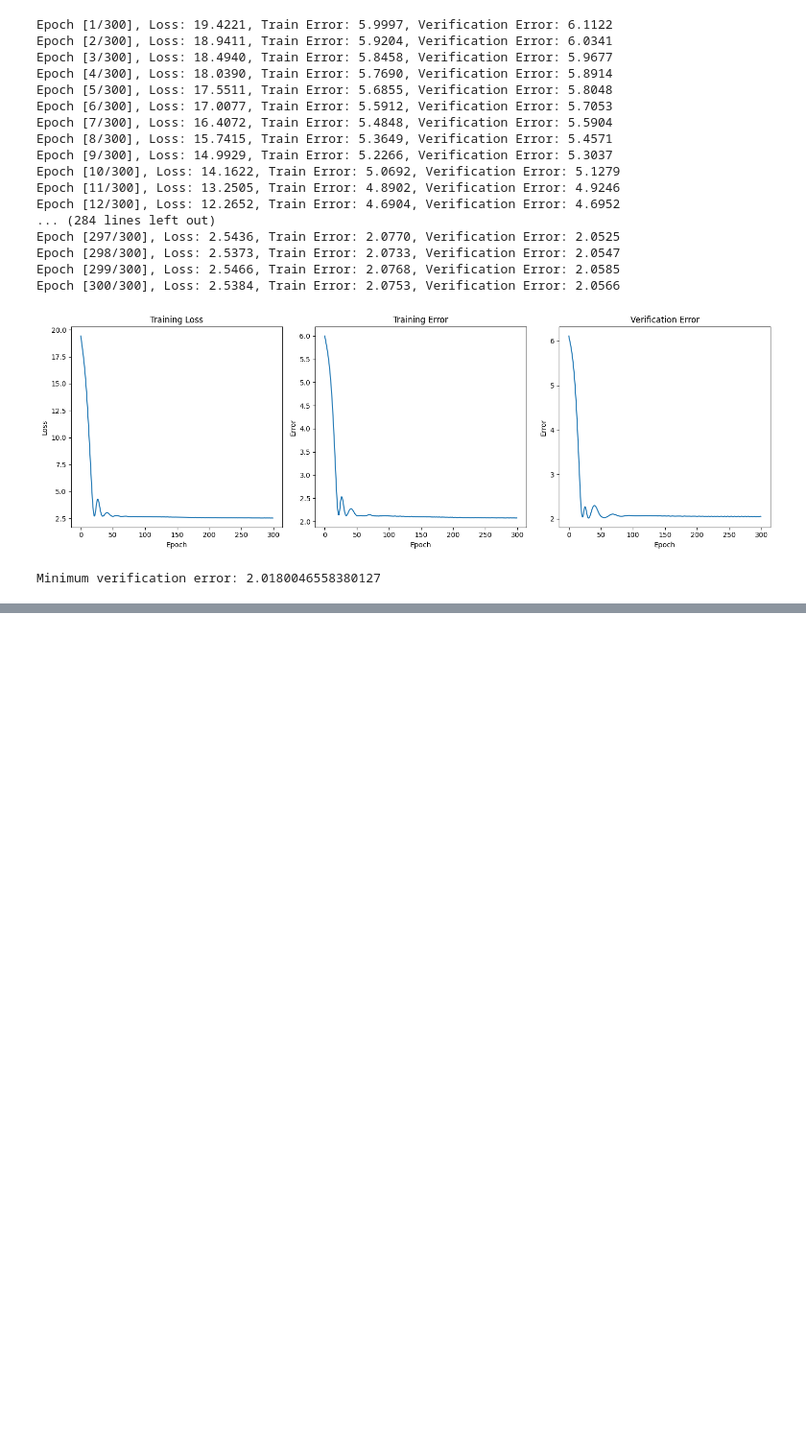
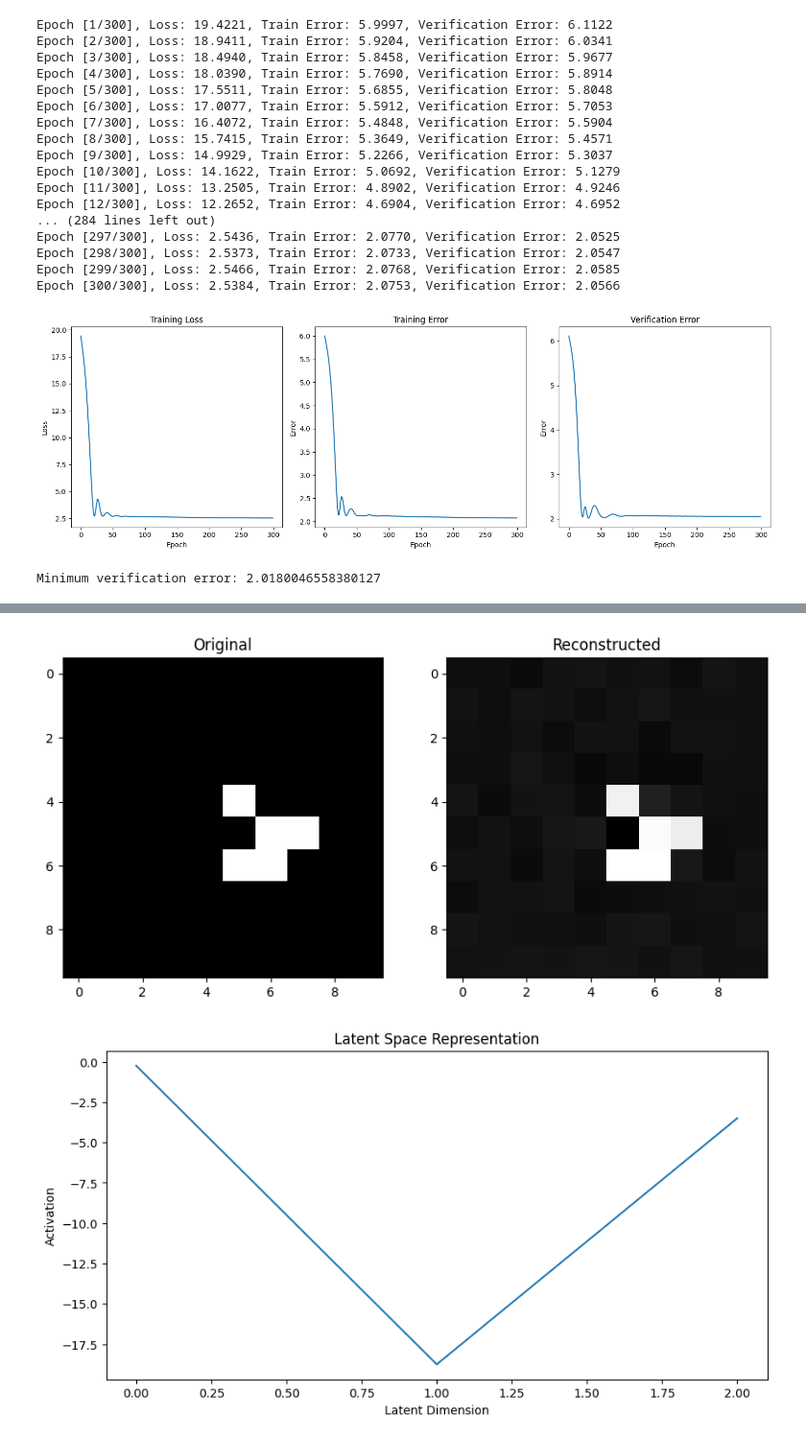
Before and after one commit to David-McSharry/info-theory-experiments, a Jupyter notebook: info_theory_experiments/GOL/game_of_life_data_analysis.ipynb, the cells around one changed output, grey strips where cells are left out. Shown at 96% size. Cells and saved outputs as stored; diff of their text form; code cells hidden in the pictures; blank space fills up the shorter version.

```diff
--- a/info_theory_experiments/GOL/game_of_life_data_analysis.ipynb
+++ b/info_theory_experiments/GOL/game_of_life_data_analysis.ipynb
@@ -561,0 +598,18 @@ tensor(3.4463, device='cuda:0')
+# %%
+from info_theory_experiments.custom_datasets import GameOfLifeDatasetNoLoop
+from info_theory_experiments.utils import animate_game_of_life_no_loop
+
+x = GameOfLifeDatasetNoLoop(
+    prepare=True,
+    normalize=True,
+    num_simulations=50,
+    time_steps=100,
+    grid_size=10,
+)
+
+# grids = x.data
+
+# ani = animate_game_of_life_no_loop(grids)
+
+# from IPython.display import HTML
+# HTML(ani.to_jshtml())
@@ -561,0 +1077,32 @@ tensor(3.4463, device='cuda:0')
+# %%
+# Evaluate the model after training
+model.eval()
+with torch.no_grad():
+    # Get a batch of test images
+    test_loader = torch.utils.data.DataLoader(train_dataset[8:500], batch_size=1, shuffle=True)
+    test_iter = iter(test_loader)
+    images= next(test_iter)
+    images = images.to(device).unsqueeze(1)
+
+    # Reconstruct images
+    reconstructed = model(images)
+
+    # Visualize original and reconstructed images
+    fig, (ax1, ax2) = plt.subplots(1, 2, figsize=(10, 5))
+    ax1.imshow(images.cpu().squeeze().numpy(), cmap='gray')
+    ax1.set_title("Original")
+    ax2.imshow(reconstructed.cpu().squeeze().numpy(), cmap='gray')
+    ax2.set_title("Reconstructed")
+    plt.show()
+
+    # Visualize the latent space
+    encoded_data = model.encoder(images).cpu().squeeze().numpy()
+    plt.figure(figsize=(10, 5))
+    plt.plot(encoded_data.flatten())
+    plt.title(f"Latent Space Representation")
+    plt.xlabel("Latent Dimension")
+    plt.ylabel("Activation")
+    plt.show()
+# %% [output]
+[figure, added]
+[figure, added]
```
Also changed, not shown: parts of 13 cells of this notebook, 9 other files.
